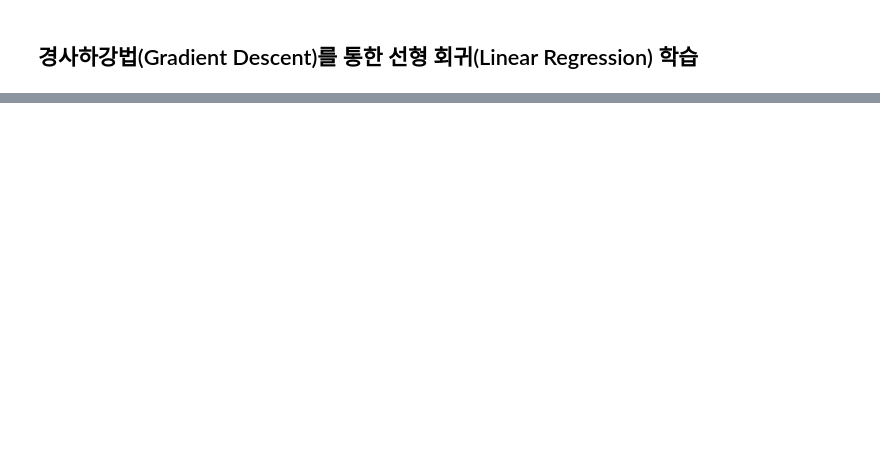
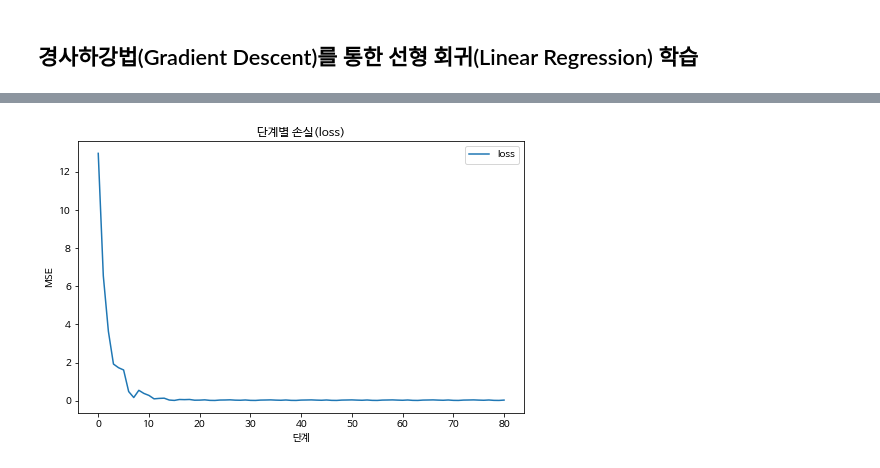
Before and after one commit to sunkusun9/ML2022_1, a Jupyter notebook: univariate_linear_regression.ipynb, the cells around one changed output, grey strips where cells are left out. Cells and saved outputs as stored; diff of their text form; code cells hidden in the pictures; blank space fills up the shorter version.

```diff
--- a/univariate_linear_regression.ipynb
+++ b/univariate_linear_regression.ipynb
@@ -349,0 +356,41 @@ plt.show()
+# %%
+beta_0, beta_1 = np.random.rand(2) * 2 - 1 # 초기값 설정 [-1, 1]
+loss_hist = []
+loss_hist_step = []
+beta_hist = [(beta_0, beta_1)]
+epochs = 10
+batch_size = 16 # Batch size
+
+y_hat = beta_0 + beta_1 * x
+learning_rate = 0.25
+mse =  np.mean(np.square(y, y_hat))
+loss_hist.append(mse)
+# %%
+for i in range(epochs):
+    for j in range(0,n,batch_size):
+        # j번째 배치 세트를 만든다.
+        x_c = x[j:j + batch_size]
+        y_c = y[j:j + batch_size]
+        y_delta = y_c - beta_0 - beta_1 * x_c
+        y_delta_by_beta_0 = -np.mean(y_delta) # beta_0의 미분값
+        y_delta_by_beta_1 = -np.mean(y_delta * x_c) # beta_1의 미분값
+        beta_0 -= y_delta_by_beta_0 * learning_rate
+        beta_1 -= y_delta_by_beta_1 * learning_rate
+        y_hat_c = beta_0 + beta_1 * x_c
+        mse_c = np.mean(np.square(y_c - y_hat_c))
+        loss_hist.append(mse_c)
+    y_hat = beta_0 + beta_1 * x
+    mse = np.mean(np.square(y - y_hat))
+    beta_hist.append((beta_0, beta_1))
+    loss_hist.append(mse)
+# %%
+plt.figure(figsize=(8, 5)) # 표 설정
+# epoch에 따른 y값 출력
+plt.plot(loss_hist, label='loss')
+plt.xlabel("단계")
+plt.ylabel("MSE")
+plt.legend()
+plt.title("단계별 손실(loss)")
+plt.show()
+# %% [output]
+[figure, added]
```
Also changed, not shown: parts of 14 cells of this notebook.
